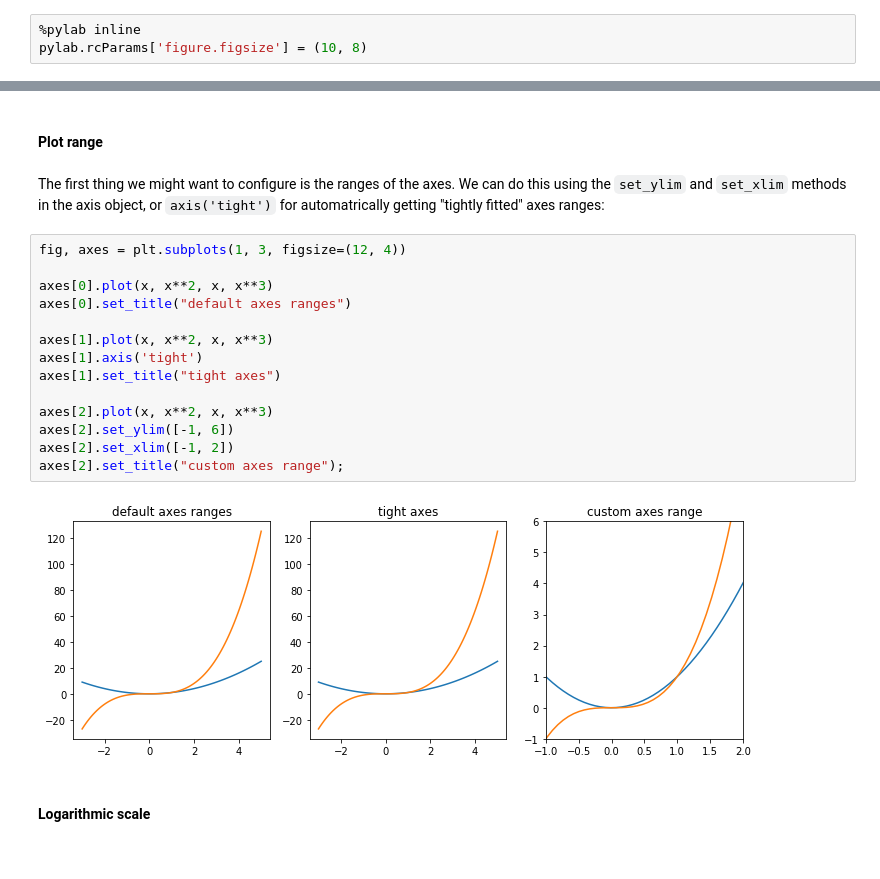
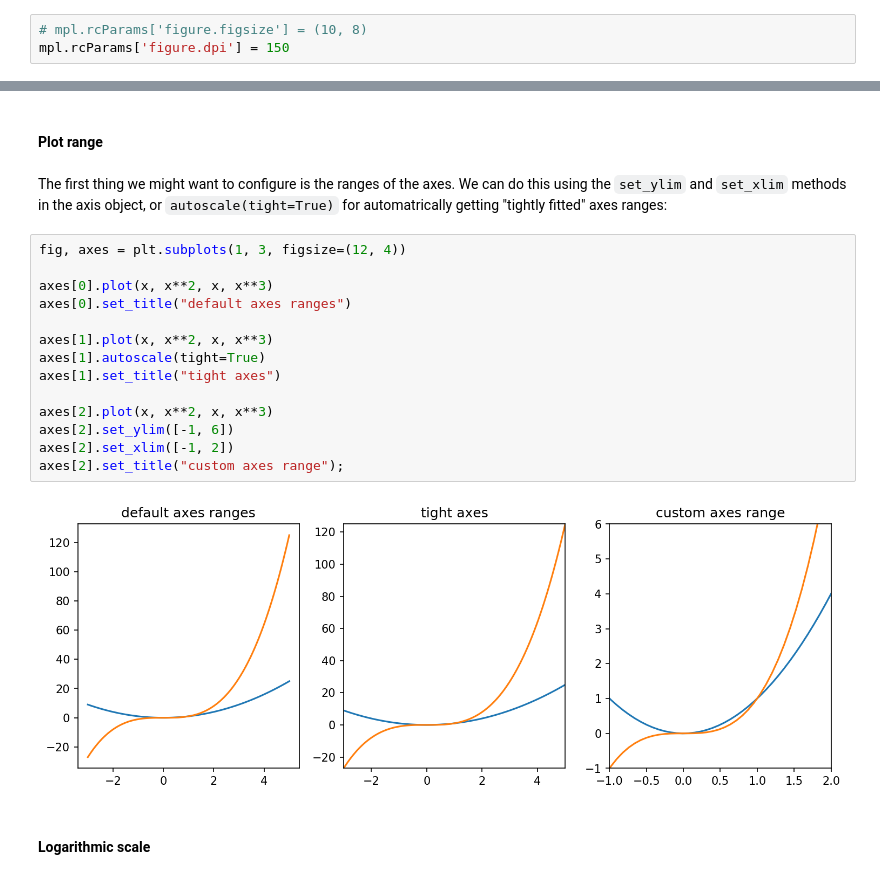
Before and after one commit to ondrolexa/r-python, a Jupyter notebook: 03-Matplotlib.ipynb, the cells around one changed output, grey strips where cells are left out. Drawn from its saved outputs; the diff is of its cells as text.

```diff
--- a/03-Matplotlib.ipynb
+++ b/03-Matplotlib.ipynb
@@ -23,3 +29,3 @@ To produce figures inline in Jupyter notebooks, you need to run the command `%py
 # %%
-%pylab inline
-pylab.rcParams['figure.figsize'] = (10, 8)
+# mpl.rcParams['figure.figsize'] = (10, 8)
+mpl.rcParams['figure.dpi'] = 150
@@ -316,23 +320,23 @@ The appearance of the axes is an important aspect of a figure that we often need
 # %% [markdown]
 #### Plot range
 # %% [markdown]
-The first thing we might want to configure is the ranges of the axes. We can do this using the `set_ylim` and `set_xlim` methods in the axis object, or `axis('tight')` for automatrically getting "tightly fitted" axes ranges:
+The first thing we might want to configure is the ranges of the axes. We can do this using the `set_ylim` and `set_xlim` methods in the axis object, or `autoscale(tight=True)` for automatrically getting "tightly fitted" axes ranges:
 # %%
 fig, axes = plt.subplots(1, 3, figsize=(12, 4))
 
 axes[0].plot(x, x**2, x, x**3)
 axes[0].set_title("default axes ranges")
 
 axes[1].plot(x, x**2, x, x**3)
-axes[1].axis('tight')
+axes[1].autoscale(tight=True)
 axes[1].set_title("tight axes")
 
 axes[2].plot(x, x**2, x, x**3)
 axes[2].set_ylim([-1, 6])
 axes[2].set_xlim([-1, 2])
 axes[2].set_title("custom axes range");
 # %% [output]
-[figure, old version]
+[figure, new version]
 # %% [markdown]
 #### Logarithmic scale
 # %% [markdown]
```
Also changed, not shown: parts of 37 cells of this notebook, 1 other file.
